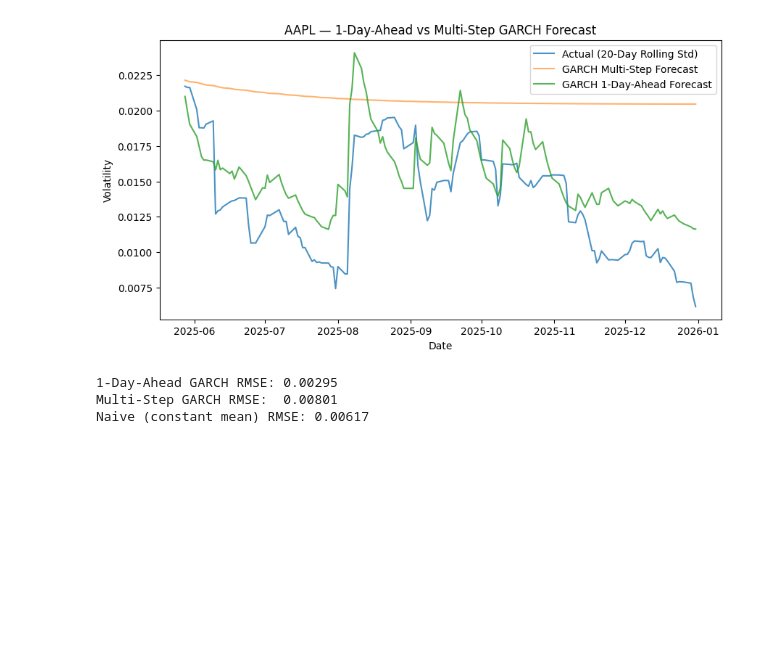
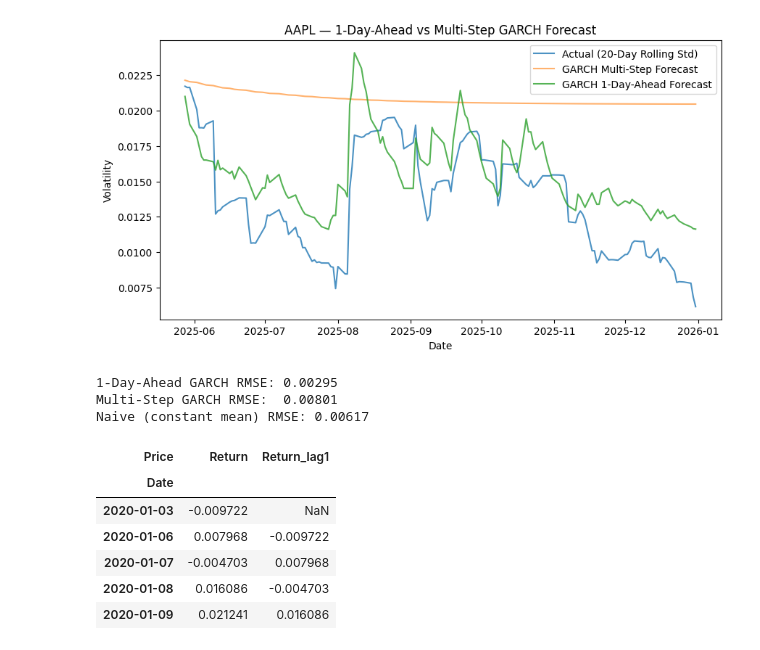
Before and after one commit to SimonSchmitzRafael/econ-portfolio, a Jupyter notebook: project1_volatility/01_data_collection.ipynb, the cells around one changed output. Saved outputs shown, nothing was run; the diff lists cells and outputs as text; code cells hidden in the pictures; blank space fills up the shorter version.

```diff
--- a/project1_volatility/01_data_collection.ipynb
+++ b/project1_volatility/01_data_collection.ipynb
@@ -322,3 +322,16 @@ print(f"Naive (constant mean) RMSE: {rmse_naive:.5f}")
 1-Day-Ahead GARCH RMSE: 0.00295
 Multi-Step GARCH RMSE:  0.00801
 Naive (constant mean) RMSE: 0.00617
+# %%
+import statsmodels.api as sm
+
+data['Return_lag1'] = data['Return'].shift(1)#.shift(1) — moves every value down by one row,
+data[['Return', 'Return_lag1']].head()
+# %% [output]
+| Price | Return | Return_lag1 |
+| Date |  |  |
+| 2020-01-03 | -0.009722 | NaN |
+| 2020-01-06 | 0.007968 | -0.009722 |
+| 2020-01-07 | -0.004703 | 0.007968 |
+| 2020-01-08 | 0.016086 | -0.004703 |
+| 2020-01-09 | 0.021241 | 0.016086 |
```
Also changed, not shown: parts of 4 cells of this notebook.
